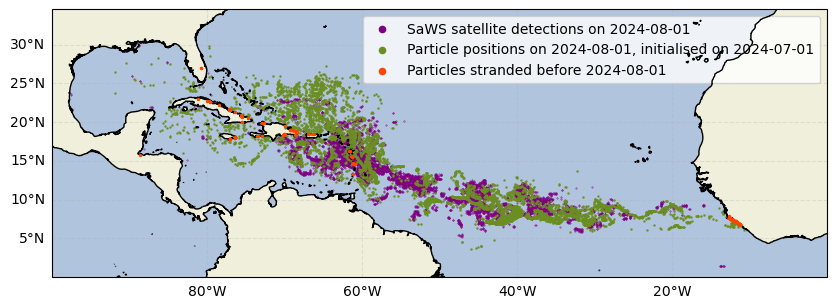
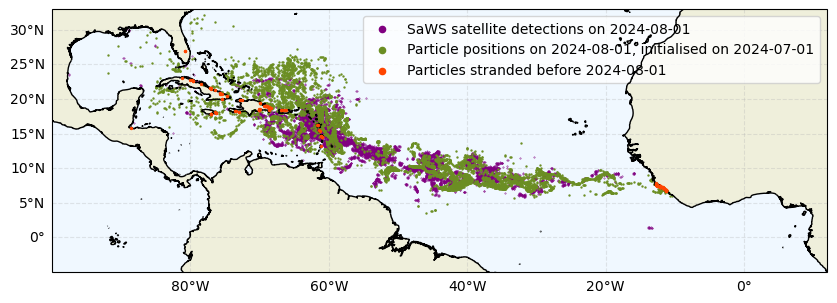
The change to this notebook cell's code, shown as a diff; its figure went from the first image to the second:
--- before
+++ after
@@ -1,5 +1,5 @@
 fig = plt.figure(figsize = (10, 5))
 ax = plt.axes(projection=ccrs.PlateCarree())
-ax.set_facecolor('lightsteelblue')
+ax.set_facecolor('aliceblue')
 ax.gridlines(draw_labels=['left','bottom'], zorder=2, alpha=0.3, linestyle='--')
 
@@ -38,5 +38,6 @@
 ax.add_feature(cartopy.feature.COASTLINE.with_scale('10m'), zorder=8)
 ax.add_feature(cartopy.feature.LAND.with_scale('10m'))
-ax.set_extent([-100, 0, 0, 24])
+ax.set_extent([-100, 12, -5, 33], crs=ccrs.PlateCarree())
+
 leg = ax.legend()
 for handle in leg.legend_handles:

Commit: Updating Figure 2 with new background